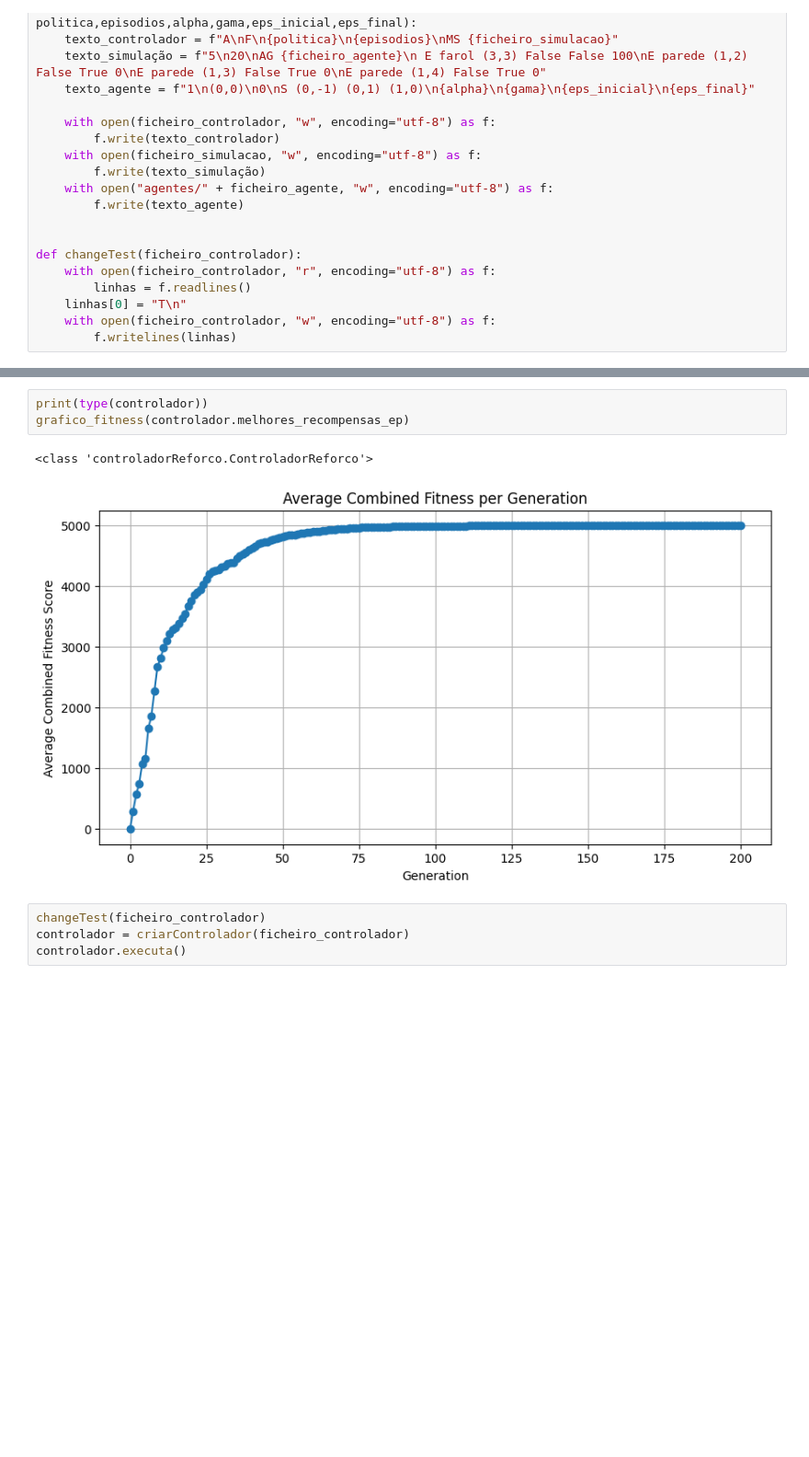
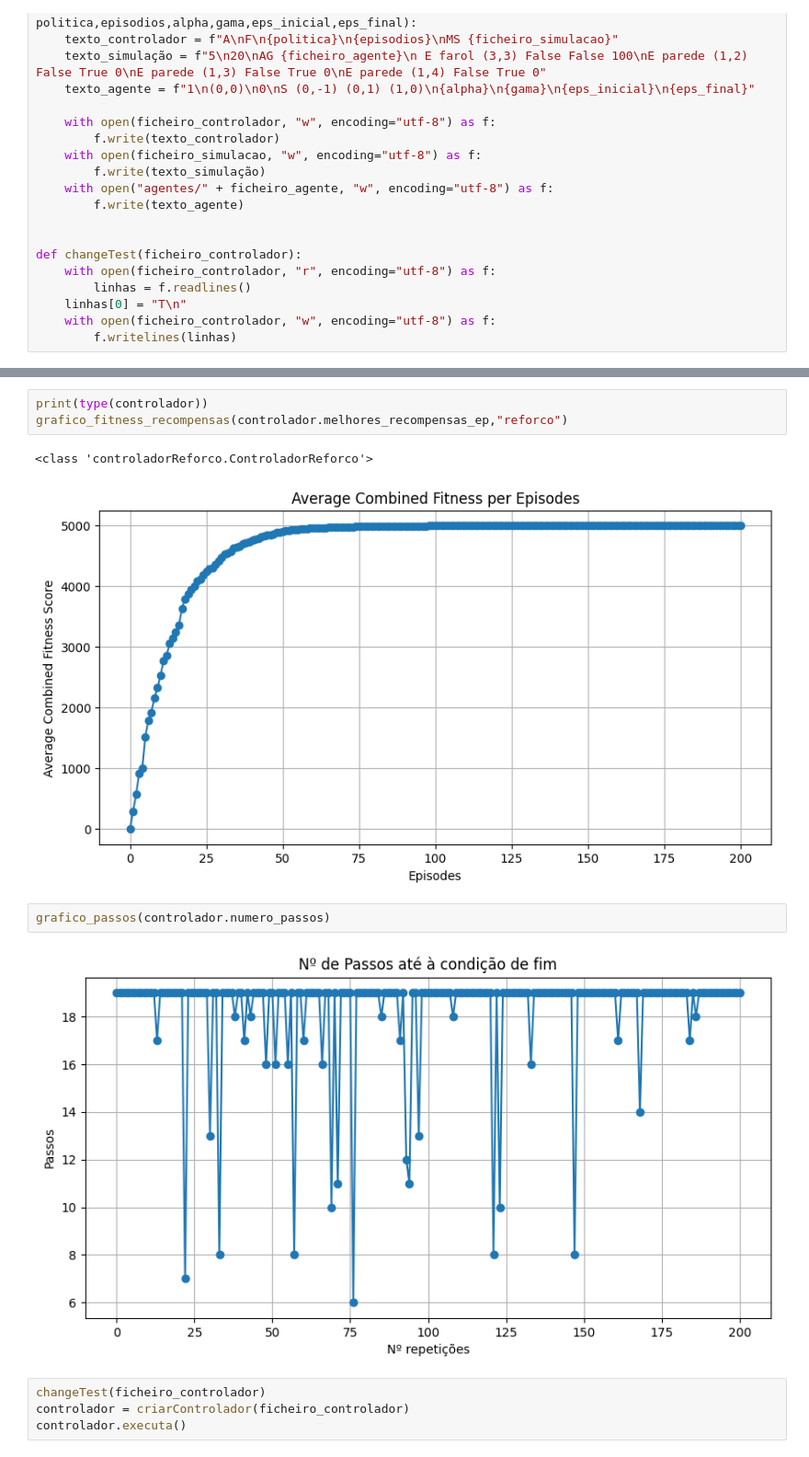
Before and after one commit to Biancs13/ProjetoAA, a Jupyter notebook: Demo.ipynb, the cells around one changed output, grey strips where cells are left out. Shown at 92% size. Cells and saved outputs as stored; diff of their text form; blank space fills up the shorter version.

```diff
--- a/Demo.ipynb
+++ b/Demo.ipynb
@@ -445,9 +524,13 @@ Episódio: 20000/20000: Recompensa máxima encontrada: 4999.993648257703
 # %%
 print(type(controlador))
-grafico_fitness(controlador.melhores_recompensas_ep)
+grafico_fitness_recompensas(controlador.melhores_recompensas_ep,"reforco")
 # %% [output]
 <class 'controladorReforco.ControladorReforco'>
-[figure, old version]
+[figure, new version]
+# %%
+grafico_passos(controlador.numero_passos)
+# %% [output]
+[figure, added]
 # %%
 changeTest(ficheiro_controlador)
 controlador = criarControlador(ficheiro_controlador)
```
Also changed, not shown: parts of 13 cells of this notebook, 14 other files.
